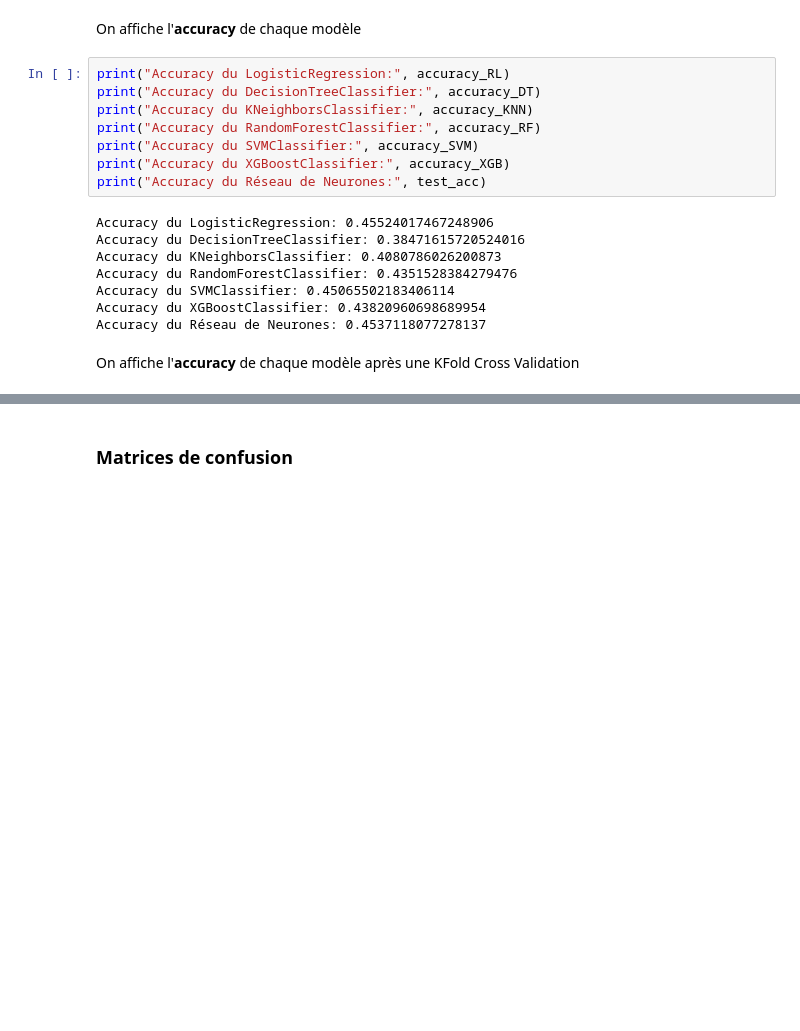
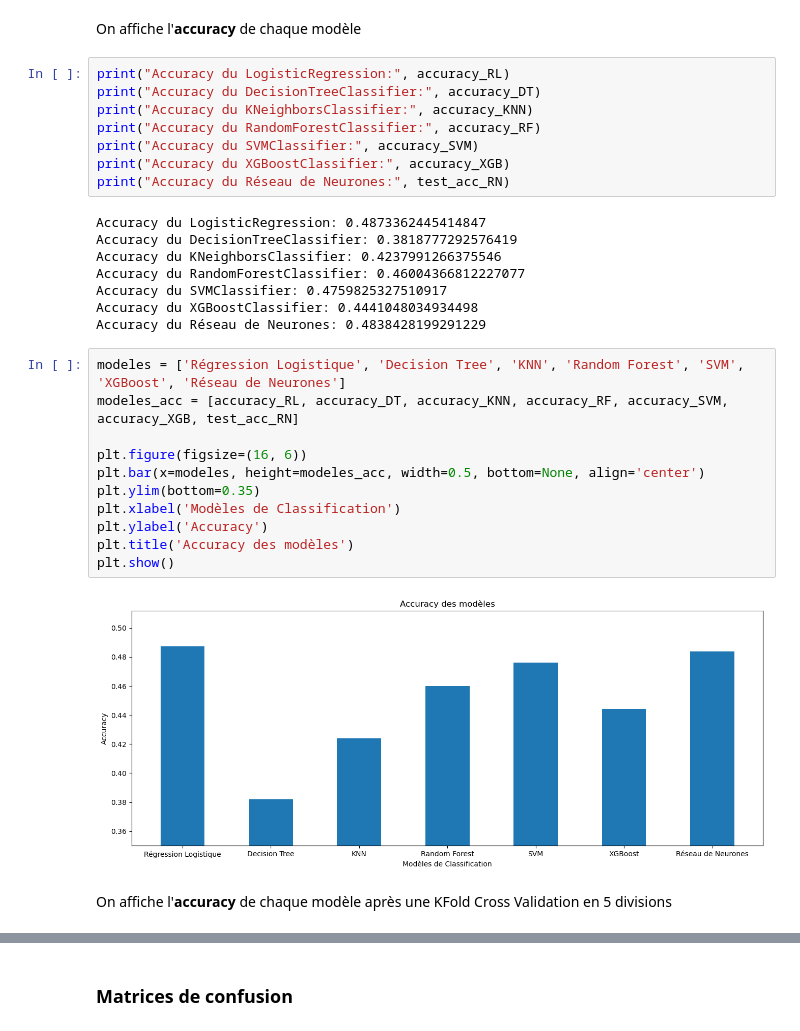
Before and after one commit to NathanOD/FootPrediction, a Jupyter notebook: Classifier_V2.ipynb, the cells around one changed output, grey strips where cells are left out. Saved outputs shown, nothing was run; the diff lists cells and outputs as text; blank space fills up the shorter version.

```diff
--- a/Classifier_V2.ipynb
+++ b/Classifier_V2.ipynb
@@ -294,17 +304,30 @@ print("Accuracy du KNeighborsClassifier:", accuracy_KNN)
 print("Accuracy du RandomForestClassifier:", accuracy_RF)
 print("Accuracy du SVMClassifier:", accuracy_SVM)
 print("Accuracy du XGBoostClassifier:", accuracy_XGB)
-print("Accuracy du Réseau de Neurones:", test_acc)
+print("Accuracy du Réseau de Neurones:", test_acc_RN)
 # %% [output]
-Accuracy du LogisticRegression: 0.45524017467248906
-Accuracy du DecisionTreeClassifier: 0.38471615720524016
-Accuracy du KNeighborsClassifier: 0.4080786026200873
-Accuracy du RandomForestClassifier: 0.4351528384279476
-Accuracy du SVMClassifier: 0.45065502183406114
-Accuracy du XGBoostClassifier: 0.43820960698689954
-Accuracy du Réseau de Neurones: 0.4537118077278137
+Accuracy du LogisticRegression: 0.4873362445414847
+Accuracy du DecisionTreeClassifier: 0.3818777292576419
+Accuracy du KNeighborsClassifier: 0.4237991266375546
+Accuracy du RandomForestClassifier: 0.46004366812227077
+Accuracy du SVMClassifier: 0.4759825327510917
+Accuracy du XGBoostClassifier: 0.4441048034934498
+Accuracy du Réseau de Neurones: 0.4838428199291229
+# %%
+modeles = ['Régression Logistique', 'Decision Tree', 'KNN', 'Random Forest', 'SVM', 'XGBoost', 'Réseau de Neurones']
+modeles_acc = [accuracy_RL, accuracy_DT, accuracy_KNN, accuracy_RF, accuracy_SVM, accuracy_XGB, test_acc_RN]
+
+plt.figure(figsize=(16, 6))
+plt.bar(x=modeles, height=modeles_acc, width=0.5, bottom=None, align='center')
+plt.ylim(bottom=0.35)
+plt.xlabel('Modèles de Classification')
+plt.ylabel('Accuracy')
+plt.title('Accuracy des modèles')
+plt.show()
+# %% [output]
+[figure, added]
 # %% [markdown]
-On affiche l'**accuracy** de chaque modèle après une KFold Cross Validation
+On affiche l'**accuracy** de chaque modèle après une KFold Cross Validation en 5 divisions
 # %%
 print('KFold Cross Validation')
 print("Accuracy du LogisticRegression:", accuracy_RL_cross)
```
Also changed, not shown: parts of 43 cells of this notebook, 4 other files.
